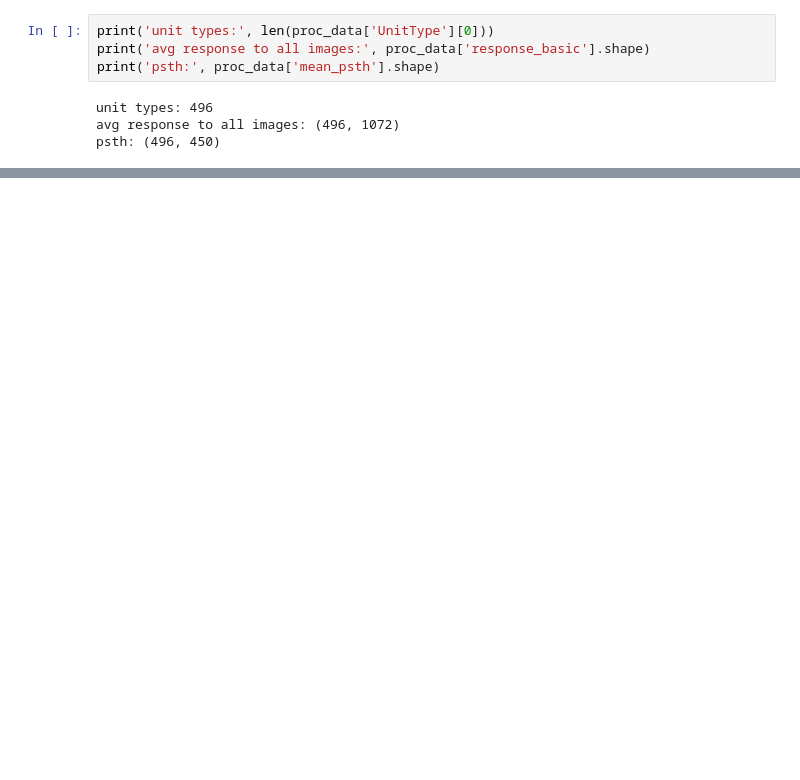
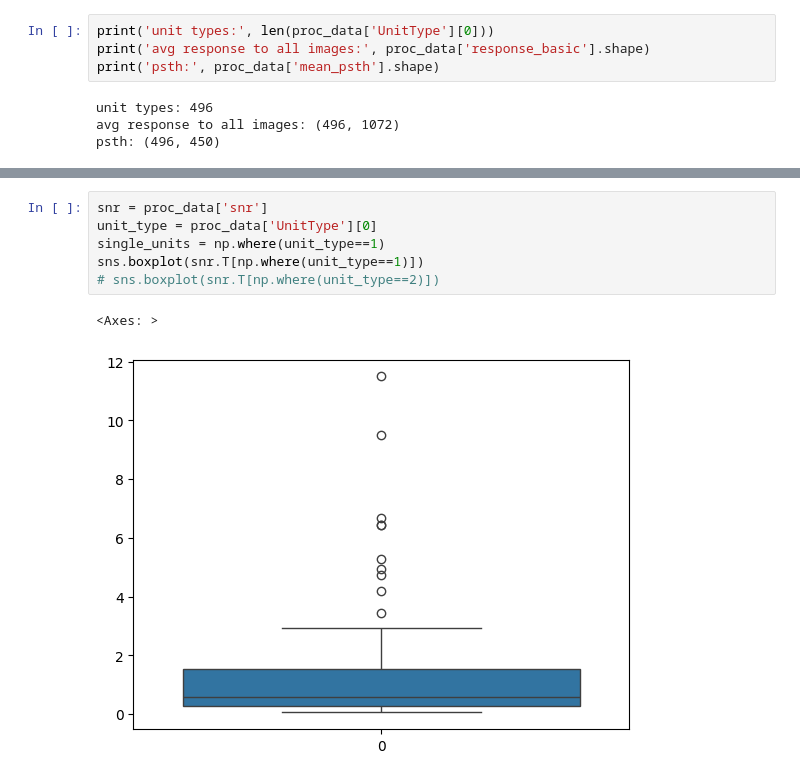
Before and after one commit to aimarvi/triplen, a Jupyter notebook: exploring_data.ipynb, the cells around one changed output, grey strips where cells are left out. Saved outputs shown, nothing was run; the diff lists cells and outputs as text; blank space fills up the shorter version.

```diff
--- a/exploring_data.ipynb
+++ b/exploring_data.ipynb
@@ -86,0 +127,9 @@ sns.heatmap(mean_psth[single_units], vmax=20)
+# %%
+snr = proc_data['snr']
+unit_type = proc_data['UnitType'][0]
+single_units = np.where(unit_type==1)
+sns.boxplot(snr.T[np.where(unit_type==1)])
+# sns.boxplot(snr.T[np.where(unit_type==2)])
+# %% [output]
+<Axes: >
+[figure, added]
```
Also changed, not shown: parts of 6 cells of this notebook.
